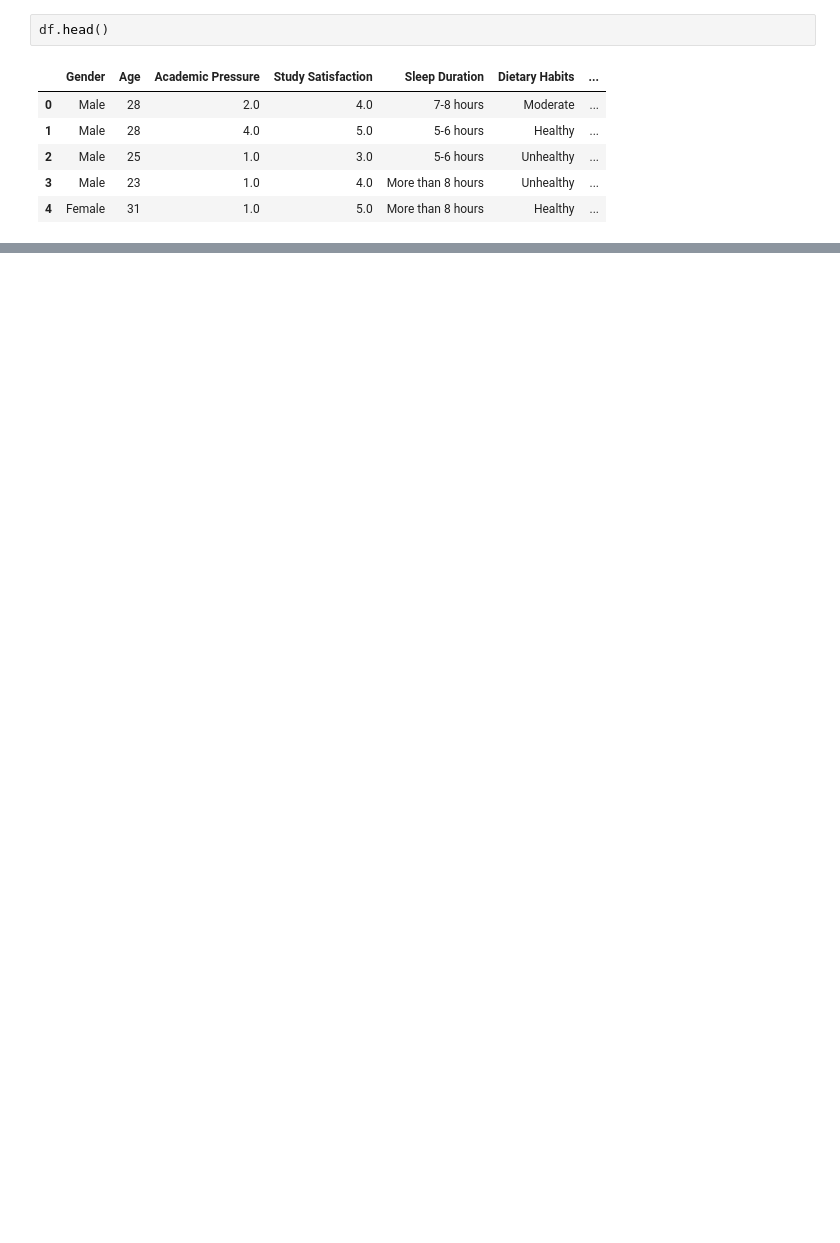
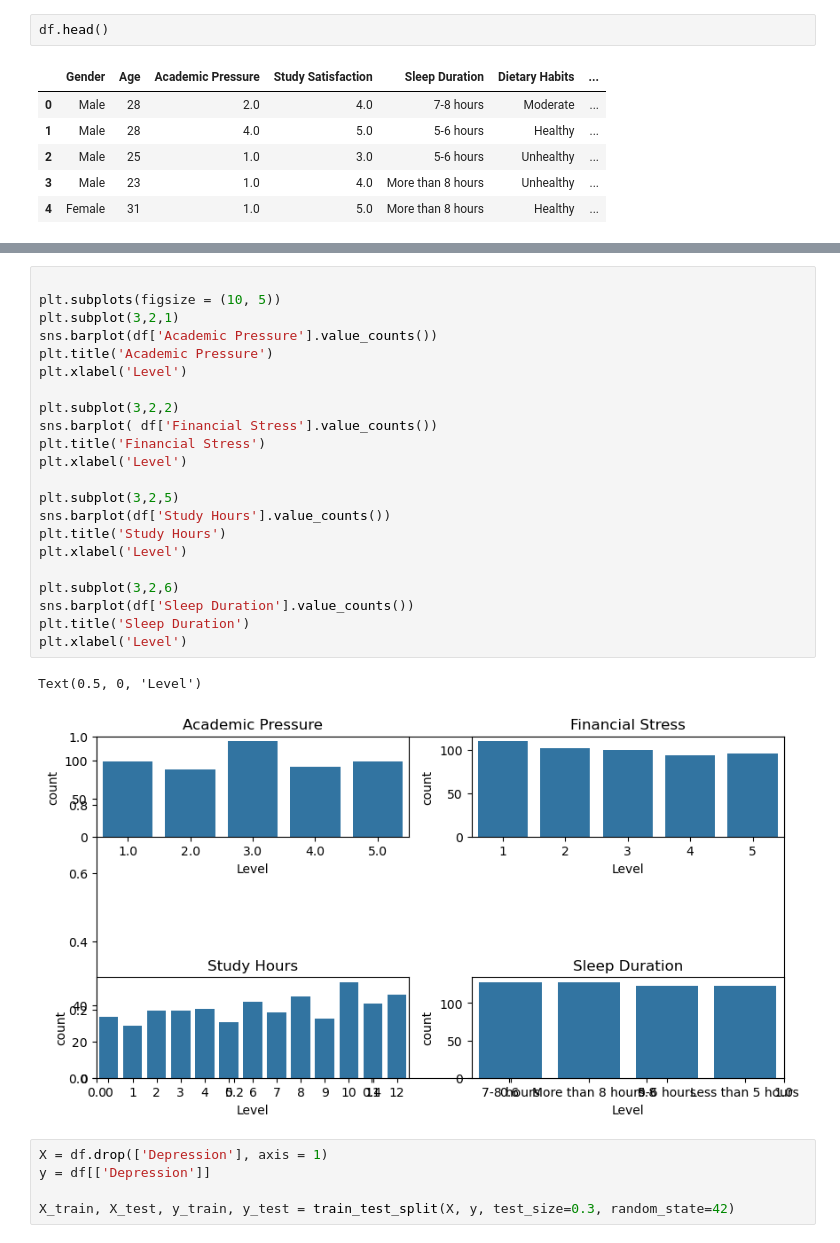
Before and after one commit to GinHikat/Students-Depression, a Jupyter notebook: main/notebook/EDA.ipynb, the cells around one changed output, grey strips where cells are left out. Cells and saved outputs as stored; diff of their text form; blank space fills up the shorter version.

```diff
--- a/main/notebook/EDA.ipynb
+++ b/main/notebook/EDA.ipynb
@@ -94,0 +30,30 @@ memory usage: 43.3+ KB
+# %%
+
+plt.subplots(figsize = (10, 5))
+plt.subplot(3,2,1)
+sns.barplot(df['Academic Pressure'].value_counts())
+plt.title('Academic Pressure')
+plt.xlabel('Level')
+
+plt.subplot(3,2,2)
+sns.barplot( df['Financial Stress'].value_counts())
+plt.title('Financial Stress')
+plt.xlabel('Level')
+
+plt.subplot(3,2,5)
+sns.barplot(df['Study Hours'].value_counts())
+plt.title('Study Hours')
+plt.xlabel('Level')
+
+plt.subplot(3,2,6)
+sns.barplot(df['Sleep Duration'].value_counts())
+plt.title('Sleep Duration')
+plt.xlabel('Level')
+# %% [output]
+Text(0.5, 0, 'Level')
+[figure, added]
+# %%
+X = df.drop(['Depression'], axis = 1)
+y = df[['Depression']]
+
+X_train, X_test, y_train, y_test = train_test_split(X, y, test_size=0.3, random_state=42)
```
Also changed, not shown: parts of 18 cells of this notebook, 7 other files.
